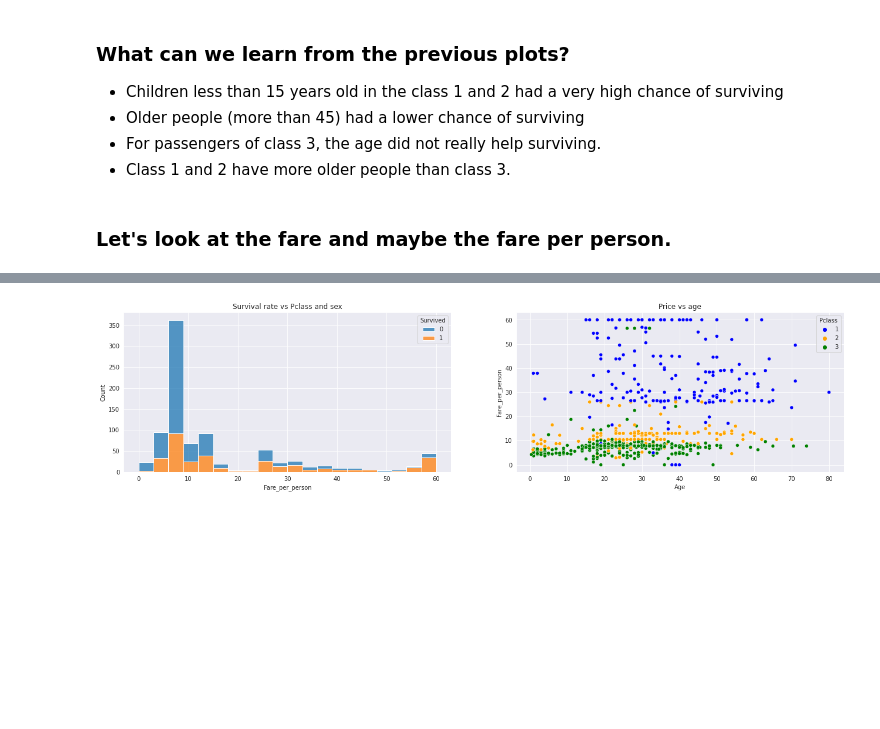
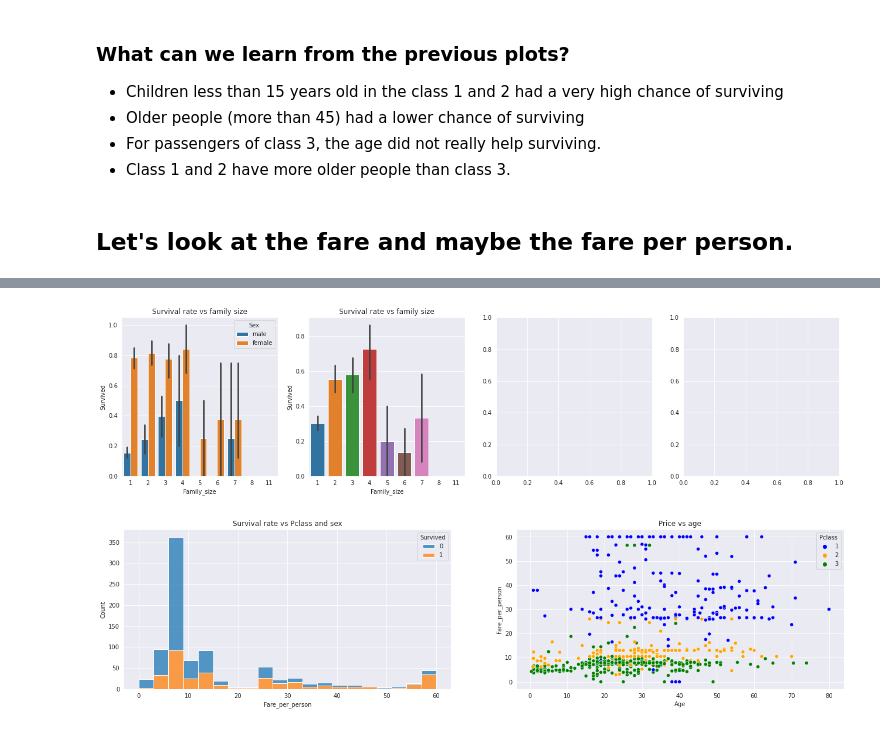
Before and after one commit to max-lutz/Kaggle_competitions, a Jupyter notebook: titanic-survival-prediction.ipynb, the cells around one changed output, grey strips where cells are left out. Drawn from its saved outputs; the diff is of its cells as text; code cells hidden in the pictures; blank space fills up the shorter version.

```diff
--- a/titanic-survival-prediction.ipynb
+++ b/titanic-survival-prediction.ipynb
@@ -304,7 +304,7 @@ ax[1][2].set_title('Survival rate of passengers of class 3');
 - For passengers of class 3, the age did not really help surviving.
 - Class 1 and 2 have more older people than class 3.
 # %% [markdown]
-### Let's look at the fare and maybe the fare per person.
+## Let's look at the fare and maybe the fare per person.
 # %%
 #Let's first create a family size column and then a fare per person column.
 df = dataset_train.copy()
@@ -312,5 +312,9 @@ df['Family_size'] = df['Parch']+df['SibSp']+1
 df['Fare_per_person'] = df['Fare']/df['Family_size']
 #Let's also reduce the maximum fare per person at 60 to avoid extreme values.
 df.loc[df['Fare_per_person'] >= 60, 'Fare_per_person']=60
-df.head(10)
+fig, ax = plt.subplots(1,4, figsize=(22,5))
+sns.barplot(x="Family_size", y="Survived", hue="Sex", data=df, ax=ax[0])
+ax[0].set_title('Survival rate vs family size');
+sns.barplot(x="Family_size", y="Survived", data=df, ax=ax[1])
+ax[1].set_title('Survival rate vs family size');
 # %% [output]
@@ -328,3 +321,4 @@ df.head(10)
+[figure, added]
 # %%
 fig, ax = plt.subplots(1,2, figsize=(22,5))
 sns.histplot(data=df, x='Fare_per_person', hue="Survived", multiple="stack", bins=20, ax=ax[0])
```
Also changed, not shown: parts of 23 cells of this notebook.
